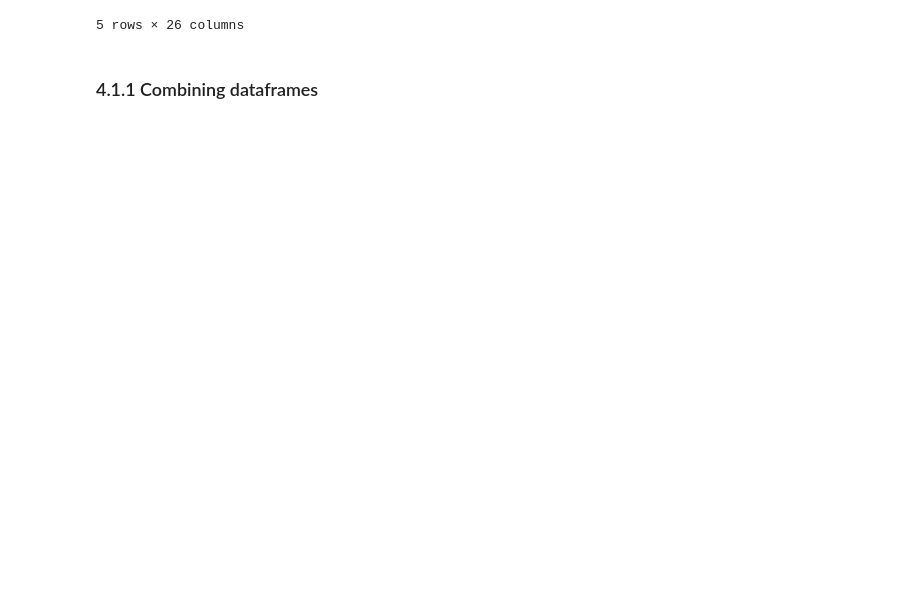
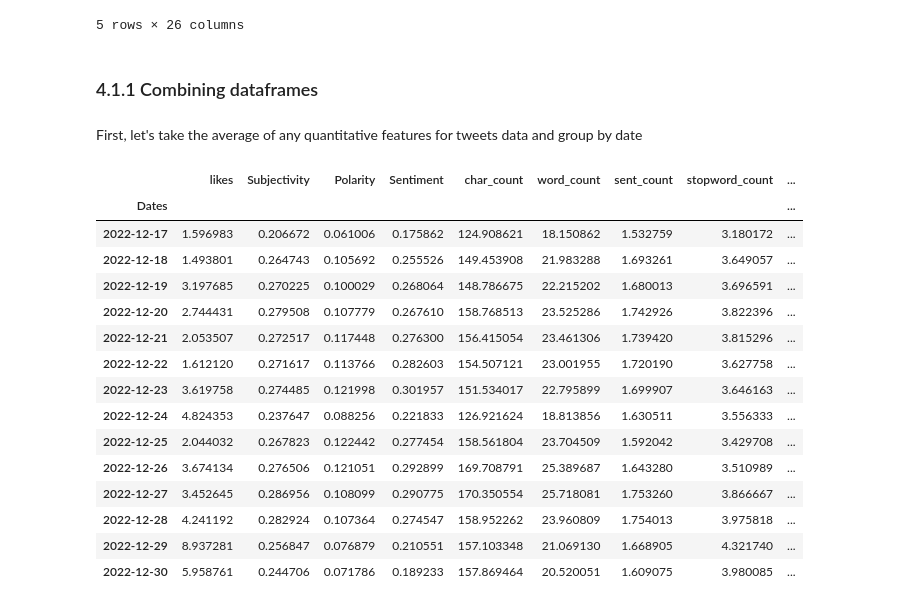
Before and after one commit to parisvu07/Springboard_Data_Science, a Jupyter notebook: Capstone_2_Twitter_Sentiment_Analysis/04_Modeling.ipynb, the cells around one changed output. Saved outputs shown, nothing was run; the diff lists cells and outputs as text; code cells hidden in the pictures; blank space fills up the shorter version.

```diff
--- a/Capstone_2_Twitter_Sentiment_Analysis/04_Modeling.ipynb
+++ b/Capstone_2_Twitter_Sentiment_Analysis/04_Modeling.ipynb
@@ -51,3 +54,25 @@ tweets_data.head()
 5 rows × 26 columns
 # %% [markdown]
 ### 4.1.1 Combining dataframes
+# %% [markdown]
+First, let's take the average of any quantitative features for tweets data and group by date
+# %%
+combined_tweets = trading_hours_tweets.groupby('Dates').mean()
+combined_tweets
+# %% [output]
+|  | likes | Subjectivity | Polarity | Sentiment | char_count | word_count | sent_count | stopword_count | ... |
+| Dates |  |  |  |  |  |  |  |  | ... |
+| 2022-12-17 | 1.596983 | 0.206672 | 0.061006 | 0.175862 | 124.908621 | 18.150862 | 1.532759 | 3.180172 | ... |
+| 2022-12-18 | 1.493801 | 0.264743 | 0.105692 | 0.255526 | 149.453908 | 21.983288 | 1.693261 | 3.649057 | ... |
+| 2022-12-19 | 3.197685 | 0.270225 | 0.100029 | 0.268064 | 148.786675 | 22.215202 | 1.680013 | 3.696591 | ... |
+| 2022-12-20 | 2.744431 | 0.279508 | 0.107779 | 0.267610 | 158.768513 | 23.525286 | 1.742926 | 3.822396 | ... |
+| 2022-12-21 | 2.053507 | 0.272517 | 0.117448 | 0.276300 | 156.415054 | 23.461306 | 1.739420 | 3.815296 | ... |
+| 2022-12-22 | 1.612120 | 0.271617 | 0.113766 | 0.282603 | 154.507121 | 23.001955 | 1.720190 | 3.627758 | ... |
+| 2022-12-23 | 3.619758 | 0.274485 | 0.121998 | 0.301957 | 151.534017 | 22.795899 | 1.699907 | 3.646163 | ... |
+| 2022-12-24 | 4.824353 | 0.237647 | 0.088256 | 0.221833 | 126.921624 | 18.813856 | 1.630511 | 3.556333 | ... |
+| 2022-12-25 | 2.044032 | 0.267823 | 0.122442 | 0.277454 | 158.561804 | 23.704509 | 1.592042 | 3.429708 | ... |
+| 2022-12-26 | 3.674134 | 0.276506 | 0.121051 | 0.292899 | 169.708791 | 25.389687 | 1.643280 | 3.510989 | ... |
+| 2022-12-27 | 3.452645 | 0.286956 | 0.108099 | 0.290775 | 170.350554 | 25.718081 | 1.753260 | 3.866667 | ... |
+| 2022-12-28 | 4.241192 | 0.282924 | 0.107364 | 0.274547 | 158.952262 | 23.960809 | 1.754013 | 3.975818 | ... |
+| 2022-12-29 | 8.937281 | 0.256847 | 0.076879 | 0.210551 | 157.103348 | 21.069130 | 1.668905 | 4.321740 | ... |
+| 2022-12-30 | 5.958761 | 0.244706 | 0.071786 | 0.189233 | 157.869464 | 20.520051 | 1.609075 | 3.980085 | ... |
```
Also changed, not shown: parts of 9 cells of this notebook, 2 other files.
